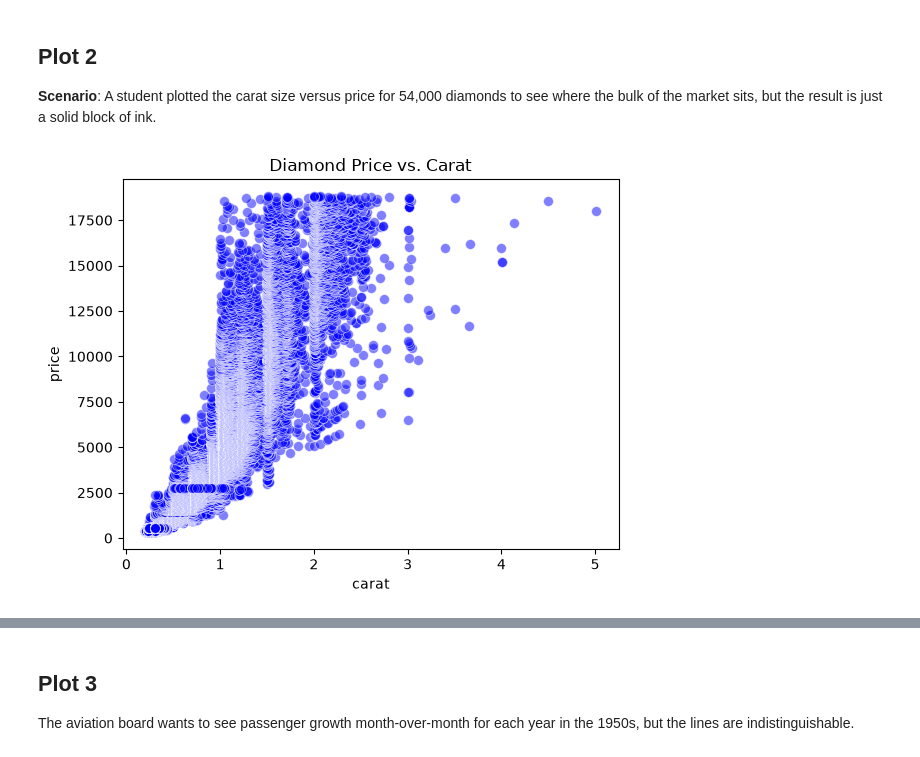
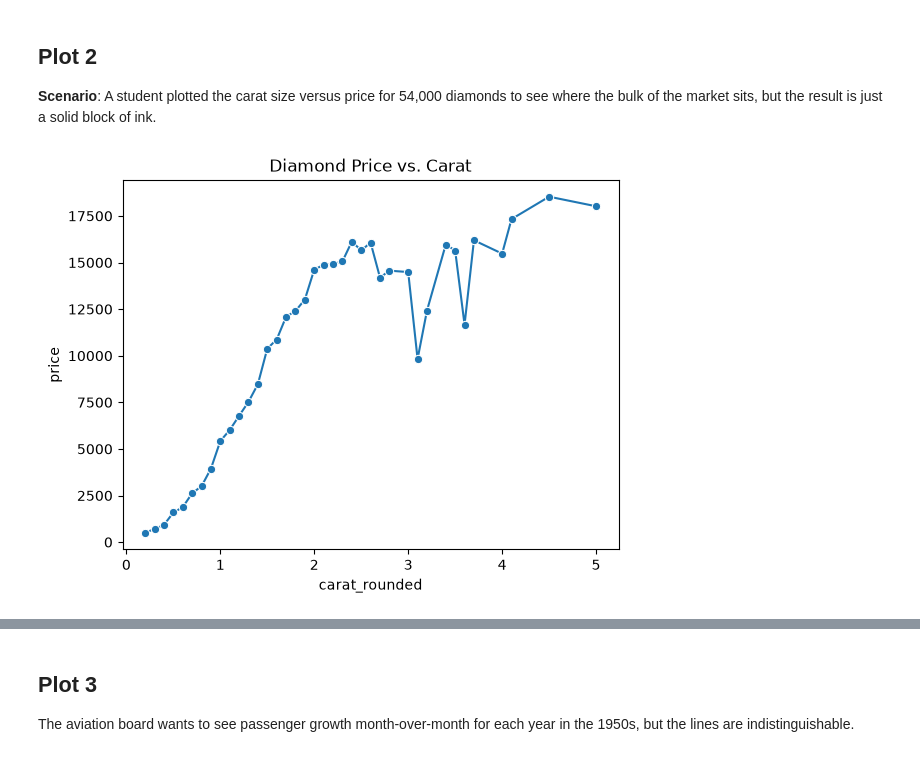
Before and after one commit to krisjanci/cmpsc105-lab05, a Jupyter notebook: lab05.ipynb, the cells around one changed output, grey strips where cells are left out. Cells and saved outputs as stored; diff of their text form; code cells hidden in the pictures.

```diff
--- a/lab05.ipynb
+++ b/lab05.ipynb
@@ -41,9 +41,17 @@ How you changed the plot and why: We fixed it by setting the graph to go from 0
 **Scenario**: A student plotted the carat size versus price for 54,000 diamonds to see where the bulk of the market sits, but the result is just a solid block of ink.
 # %%
 diamonds = sns.load_dataset("diamonds")
+diamonds["carat_rounded"] = diamonds["carat"].round(1)
 
-sns.scatterplot(data=diamonds, x="carat", y="price", color="blue", s=50, alpha=0.5)
+sns.lineplot(
+    data=diamonds,
+    x="carat_rounded",
+    y="price",
+    marker="o",
+    errorbar=None
+    )
+
 plt.title("Diamond Price vs. Carat")
 plt.show()
 # %% [output]
-[figure, old version]
+[figure, new version]
```
Also changed, not shown: parts of 4 cells of this notebook.
